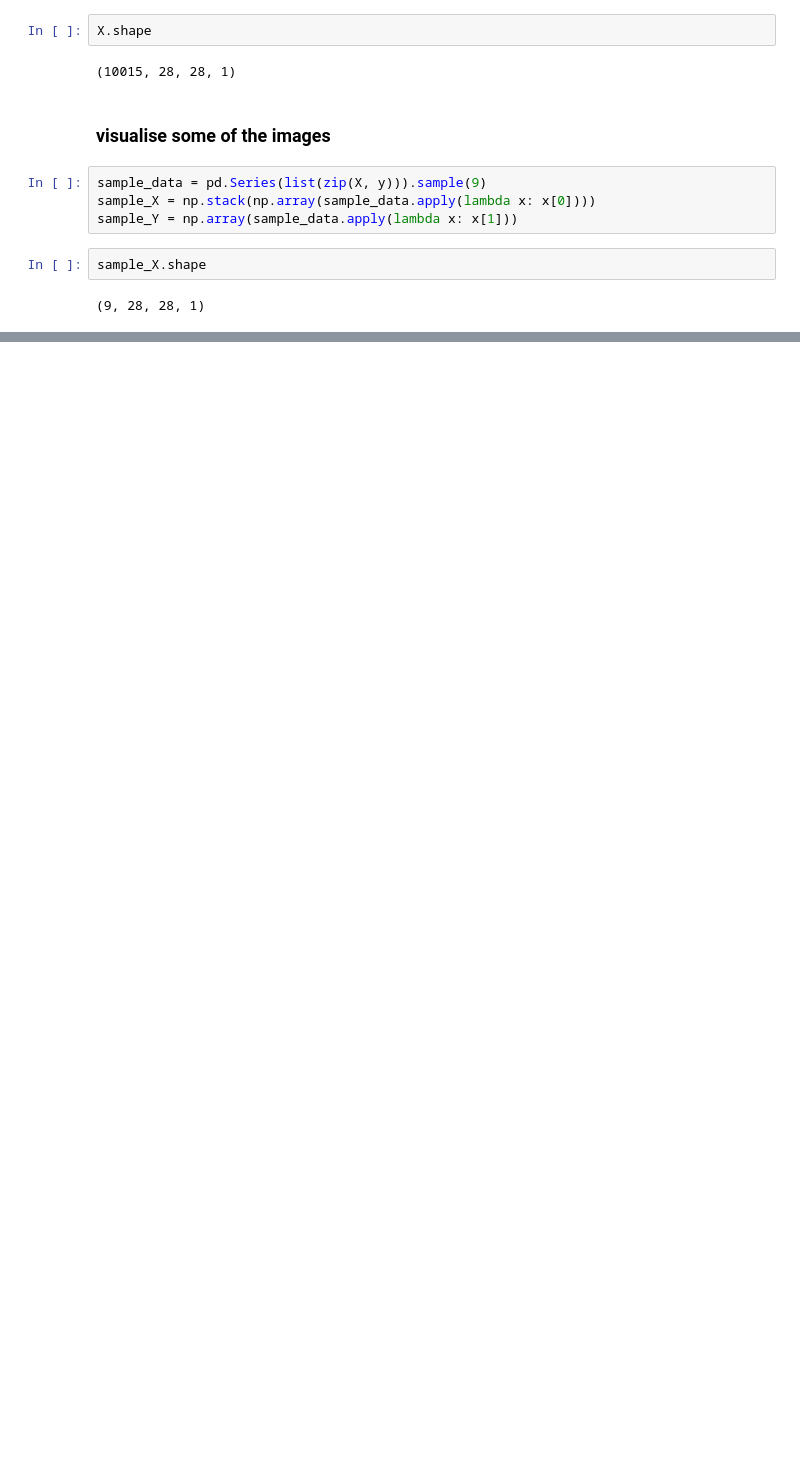
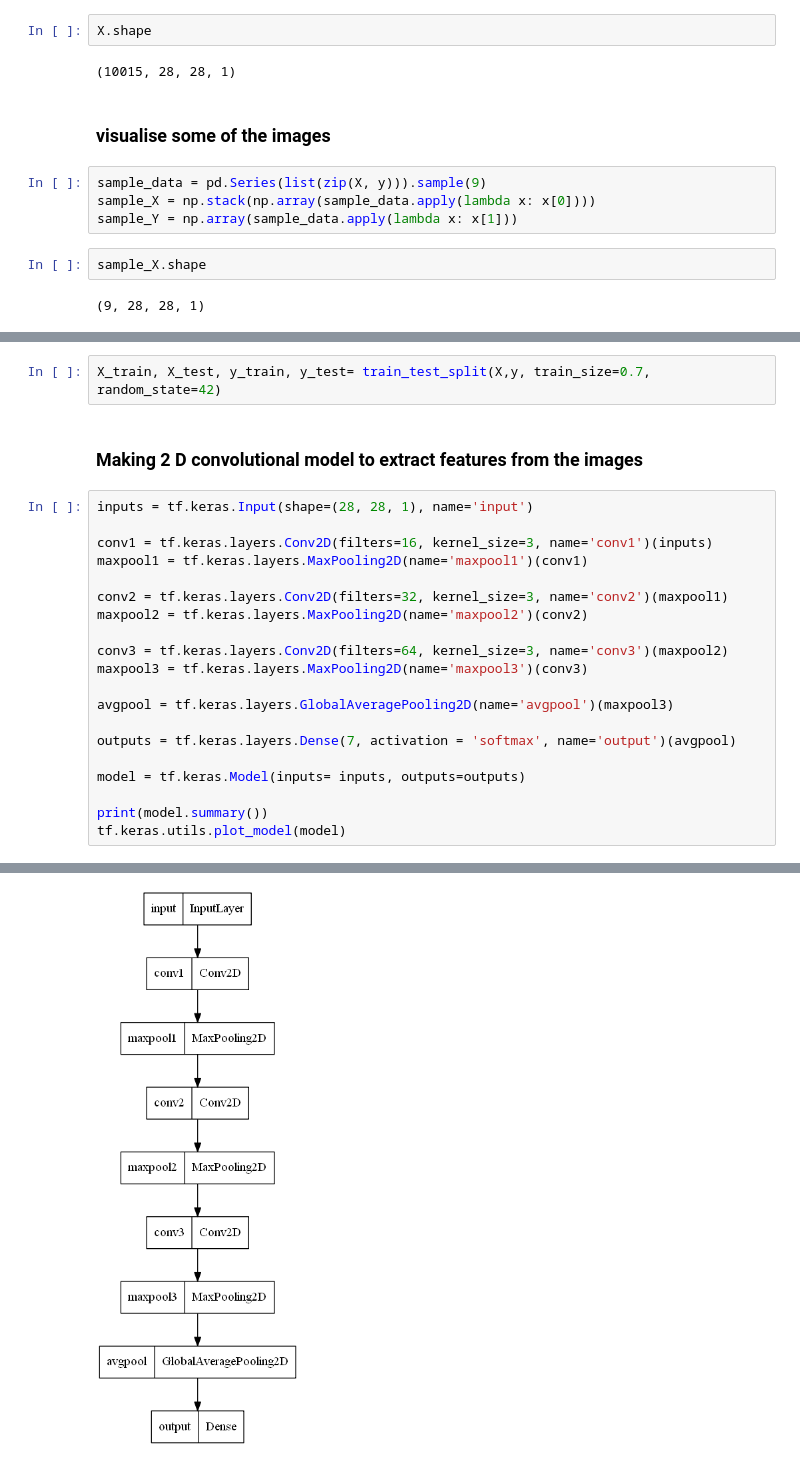
Before and after one commit to Gus1616/ML_CNN_detection, a Jupyter notebook: skinCancerDetectionMachineLearningModel.ipynb, the cells around one changed output, grey strips where cells are left out. Saved outputs shown, nothing was run; the diff lists cells and outputs as text; blank space fills up the shorter version.

Commit message:
updating model

```diff
--- a/skinCancerDetectionMachineLearningModel.ipynb
+++ b/skinCancerDetectionMachineLearningModel.ipynb
@@ -143,0 +149,25 @@ plt.show
+# %%
+X_train, X_test, y_train, y_test= train_test_split(X,y, train_size=0.7, random_state=42)
+# %% [markdown]
+### Making 2 D convolutional model to extract features from the images
+# %%
+inputs = tf.keras.Input(shape=(28, 28, 1), name='input')
+
+conv1 = tf.keras.layers.Conv2D(filters=16, kernel_size=3, name='conv1')(inputs)
+maxpool1 = tf.keras.layers.MaxPooling2D(name='maxpool1')(conv1)
+
+conv2 = tf.keras.layers.Conv2D(filters=32, kernel_size=3, name='conv2')(maxpool1)
+maxpool2 = tf.keras.layers.MaxPooling2D(name='maxpool2')(conv2)
+
+conv3 = tf.keras.layers.Conv2D(filters=64, kernel_size=3, name='conv3')(maxpool2)
+maxpool3 = tf.keras.layers.MaxPooling2D(name='maxpool3')(conv3)
+
+avgpool = tf.keras.layers.GlobalAveragePooling2D(name='avgpool')(maxpool3)
+
+outputs = tf.keras.layers.Dense(7, activation = 'softmax', name='output')(avgpool)
+
+model = tf.keras.Model(inputs= inputs, outputs=outputs)
+
+print(model.summary())
+tf.keras.utils.plot_model(model)
+# %% [output]
@@ -143,0 +191 @@ plt.show
+[figure, added]
```
Also changed, not shown: parts of 18 cells of this notebook, 1 other file.
